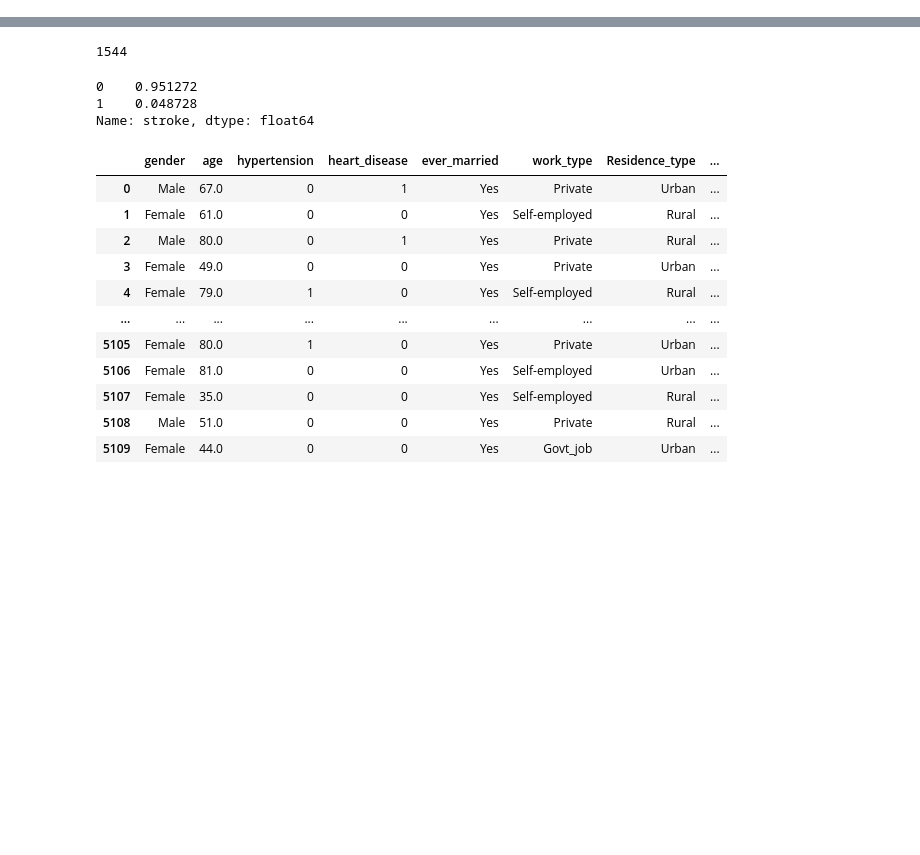
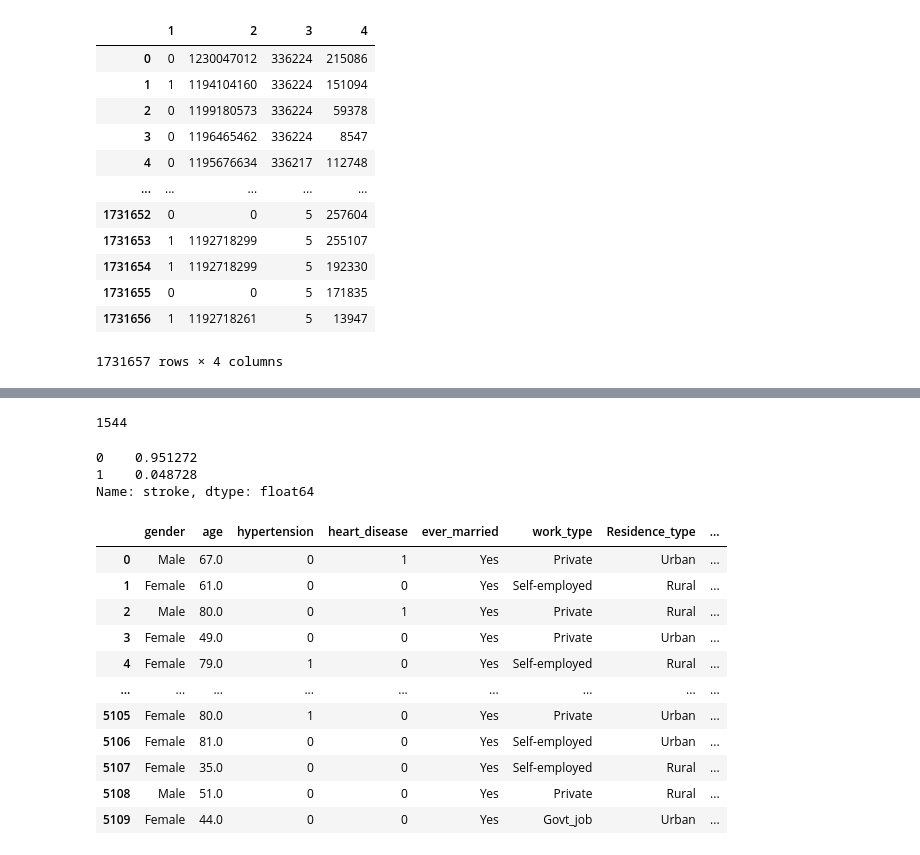
Before and after one commit to Skoyntoyflis/IMINFECTOR, a Jupyter notebook: Data/Digg/healthcare.ipynb, the cells around one changed output, grey strips where cells are left out. Cells and saved outputs as stored; diff of their text form; code cells hidden in the pictures; blank space fills up the shorter version.

```diff
--- a/Data/Digg/healthcare.ipynb
+++ b/Data/Digg/healthcare.ipynb
@@ -30,0 +27,17 @@ df.shape #show dataframe dimensions(5110 rows ,12 columns)
+# %%
+df1.columns = ['1', '2', '3', '4']
+df1
+# %% [output]
+|  | 1 | 2 | 3 | 4 |
+| 0 | 0 | 1230047012 | 336224 | 215086 |
+| 1 | 1 | 1194104160 | 336224 | 151094 |
+| 2 | 0 | 1199180573 | 336224 | 59378 |
+| 3 | 0 | 1196465462 | 336224 | 8547 |
+| 4 | 0 | 1195676634 | 336217 | 112748 |
+| ... | ... | ... | ... | ... |
+| 1731652 | 0 | 0 | 5 | 257604 |
+| 1731653 | 1 | 1192718299 | 5 | 255107 |
+| 1731654 | 1 | 1192718299 | 5 | 192330 |
+| 1731655 | 0 | 0 | 5 | 171835 |
+| 1731656 | 1 | 1192718261 | 5 | 13947 |
+1731657 rows × 4 columns
```
Also changed, not shown: parts of 10 cells of this notebook, 9 other files.
